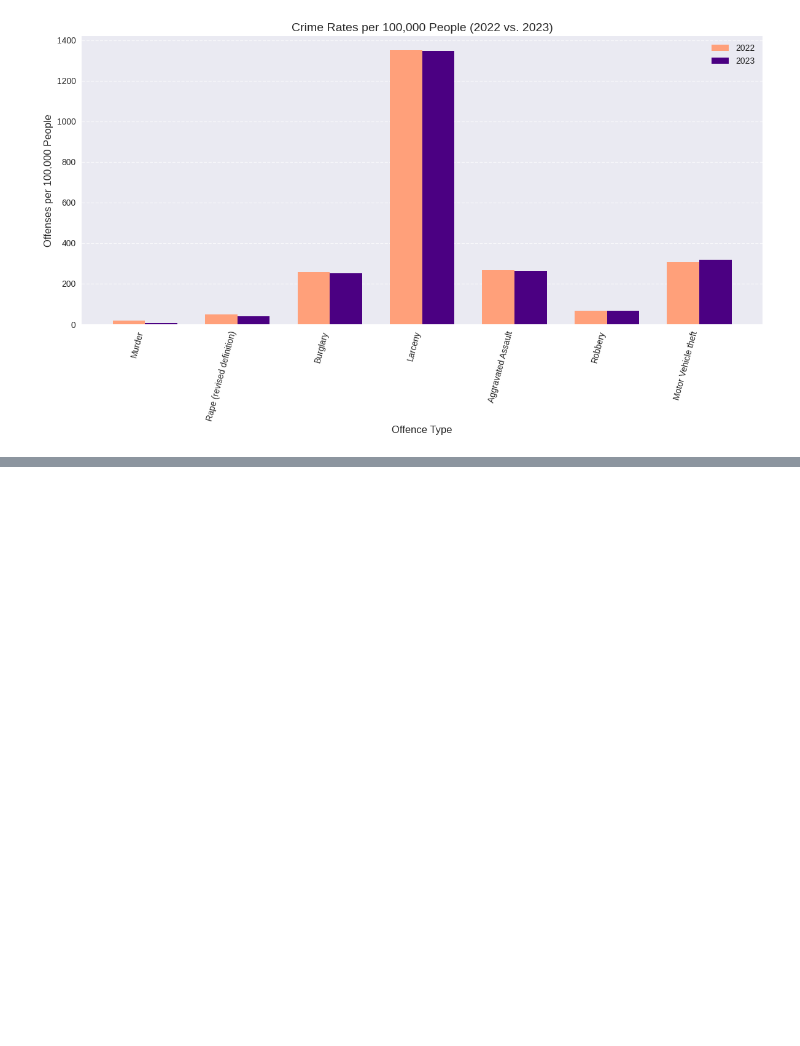
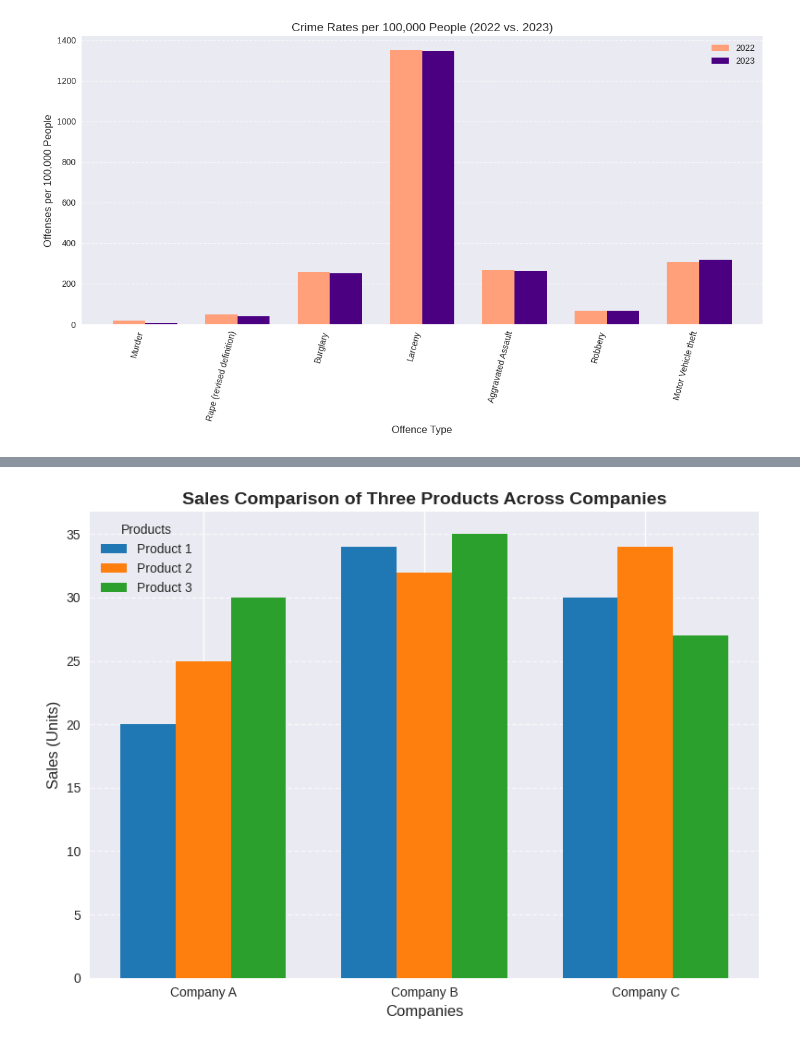
Before and after one commit to sudipto291088/Data110-Fall2025, a Jupyter notebook: Data110_SUDIPTO_BHADRA_Week4.ipynb, the cells around one changed output, grey strips where cells are left out. Drawn from its saved outputs; the diff is of its cells as text; code cells hidden in the pictures; blank space fills up the shorter version.

```diff
--- a/Data110_SUDIPTO_BHADRA_Week4.ipynb
+++ b/Data110_SUDIPTO_BHADRA_Week4.ipynb
@@ -326,0 +346,30 @@ plt.show()
+# %%
+# Creating the dataset
+companies = ["Company A", "Company B", "Company C"]
+product1 = [20, 34, 30]
+product2 = [25, 32, 34]
+product3 = [30, 35, 27]
+
+# Defining bar positions and width
+x = np.arange(len(companies))  # the label locations
+width = 0.25                   # the width of the bars
+
+# Creating grouped bar chart
+plt.figure(figsize=(8,6))
+plt.bar(x - width, product1, width, label="Product 1", color="#1f77b4")
+plt.bar(x, product2, width, label="Product 2", color="#ff7f0e")
+plt.bar(x + width, product3, width, label="Product 3", color="#2ca02c")
+
+# Customizing chart
+plt.xlabel("Companies", fontsize=12)
+plt.ylabel("Sales (Units)", fontsize=12)
+plt.title("Sales Comparison of Three Products Across Companies", fontsize=14, fontweight="bold")
+plt.xticks(x, companies)
+plt.legend(title="Products")
+plt.grid(axis="y", linestyle="--", alpha=0.7)
+
+# Displaying the chart ---
+plt.tight_layout()
+plt.show()
+# %% [output]
+[figure, added]
```
Also changed, not shown: parts of 1 cell of this notebook.
